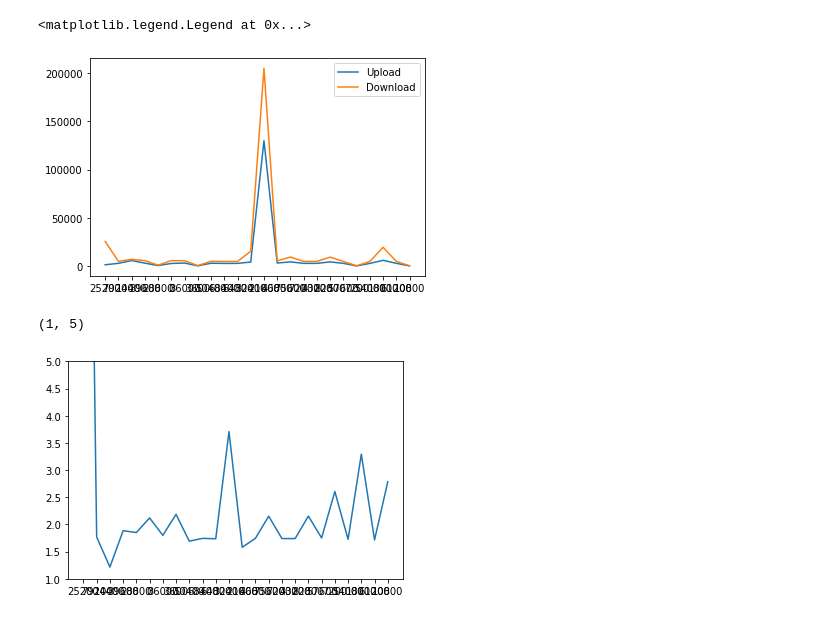
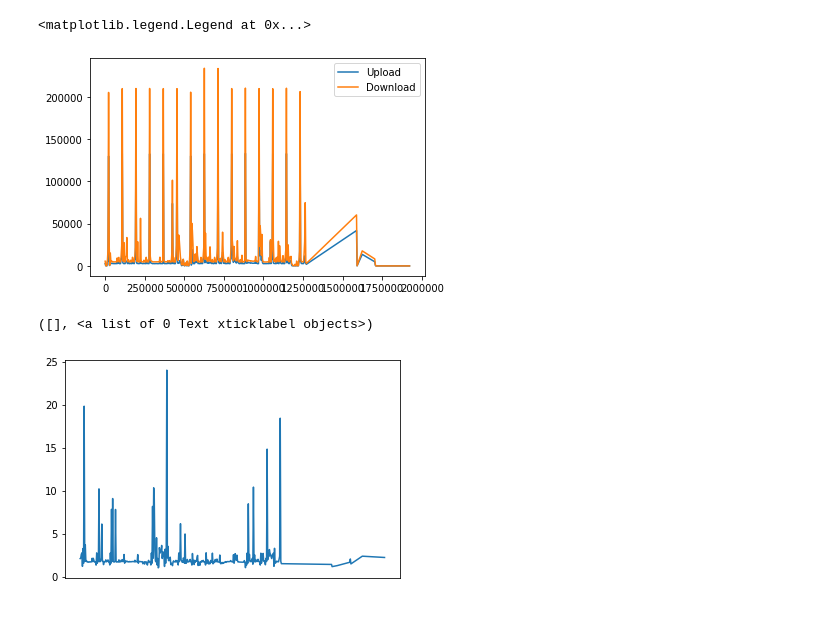
Before and after one commit to NathanLaird/NetworkTrafficAnalysis, a Jupyter notebook: Day30_Intro_EDA.ipynb, the cells around one changed output. Cells and saved outputs as stored; diff of their text form; code cells hidden in the pictures.

```diff
--- a/Day30_Intro_EDA.ipynb
+++ b/Day30_Intro_EDA.ipynb
@@ -85,18 +85,18 @@ DNS_schema = StructType( [
 
 ## Create RDDS from Text Input
 
-rdd_auth = (sc.textFile("Data/Day1/auth/part*")
+rdd_auth = (sc.pickleFile("Data/Day30/auth/part*")
 
            )
 
-rdd_proc = (sc.textFile("Data/Day1/proc/part*")
+rdd_proc = (sc.pickleFile("Data/Day30/proc/part*")
 
            )
 
-rdd_flow = (sc.pickleFile('Data/Day1/flow/part*')
+rdd_flow = (sc.pickleFile('Data/Day30/flow/part*')
            )
 
-rdd_DNS = (sc.pickleFile("Data/Day1/DNS/part*")
+rdd_DNS = (sc.pickleFile("Data/Day30/DNS/part*")
 
            )
 
@@ -177,3 +161,5 @@ flow_time_series_df.columns = ['time','mean_duration','pk_count','byte_count','u
 # %%
 red_flow_time_series_df = pd.DataFrame(red_flow_time_series)
 red_flow_time_series_df.columns = ['time','mean_duration','pk_count','byte_count','upload_bytes','download_bytes','upload_pk','download_pk']
+red_flow_time_series_df['time'] = red_flow_time_series_df['time'].astype('int64')
+red_flow_time_series_df = red_flow_time_series_df.sort_values('time')
@@ -193,14 +201,20 @@ plt.ylim([1,5])
 # %%
 plt.plot(red_flow_time_series_df['time'],red_flow_time_series_df['upload_bytes'],label = 'Upload')
 plt.plot(red_flow_time_series_df['time'],red_flow_time_series_df['download_bytes'],label = 'Download')
+#plt.scatter(red_30['time'],[0]*36)
+
+#for comp_time in red_30['time']:
+
+
+
 
 plt.legend()
 # %% [output]
 <matplotlib.legend.Legend at 0x...>
-[figure, old version]
+[figure, new version]
 # %%
 plt.plot(red_flow_time_series_df['time'],red_flow_time_series_df['download_bytes']/red_flow_time_series_df['upload_bytes'])
-plt.ylim([1,5])
+plt.xticks([], [])
 # %% [output]
-(1, 5)
+([], <a list of 0 Text xticklabel objects>)
-[figure, old version]
+[figure, new version]
```
Also changed, not shown: parts of 8 cells of this notebook, 4 other files.
